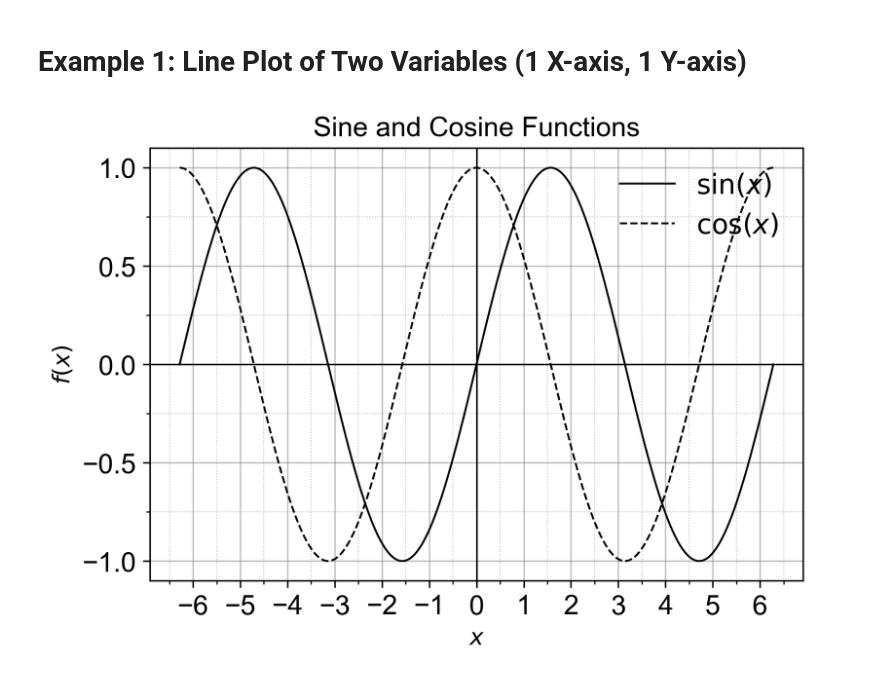
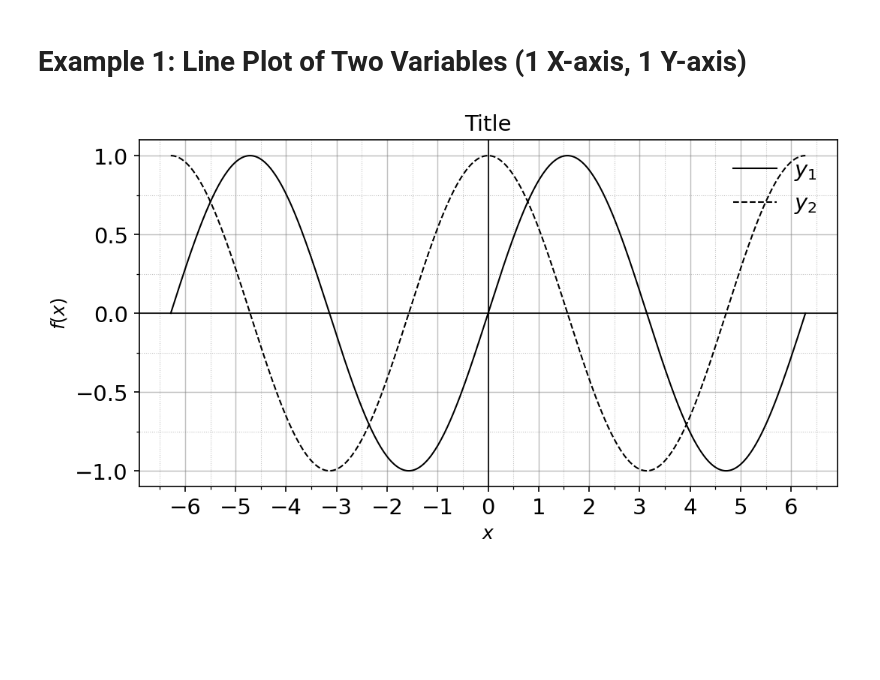
Before and after one commit to augustodamasceno/knowledge-journal, a Jupyter notebook: visualization/paper/paper.ipynb, the cells around one changed output. Cells and saved outputs as stored; diff of their text form; code cells hidden in the pictures; blank space fills up the shorter version.

Commit message:
visualization paper: make code more generic and config more direct

```diff
--- a/visualization/paper/paper.ipynb
+++ b/visualization/paper/paper.ipynb
@@ -19,27 +18,30 @@ import jupyter
 # %% [markdown]
 # Example 1: Line Plot of Two Variables (1 X-axis, 1 Y-axis)
 # %%
-import numpy as np
-import matplotlib.pyplot as plt
+# DATA
+x = np.linspace(-2 * np.pi, 2 * np.pi, 400)
+y1 = np.sin(x)
+y2 = np.cos(x)
 
 # Configure the plot
-width = 6
+dpi = 150
+filename = "example1"
+filetype = "png"
+title = r"Title"
+label1 = r"$y_{1}$"
+label2 = r"$y_{2}$"
+xlabel = r"$x$"
+ylabel = r"$f(x)$"
+width = 8
 height = 4
-dpi = 300
+
 linewidth = 1.0
 linewidth_axis = 0.8
 linewidth_grid_lines_major = 0.7
 linewidth_grid_lines_minor = 0.5
-font = "arial"
+font = "DejaVu Sans"
 font_size_title = 14
 font_size_axis = 12
-filename = "example1"
-filetype = "png"
-title = r"Sine and Cosine Functions"
-label1 = r"$\sin(x)$"
-label2 = r"$\cos(x)$"
-xlabel = r"$x$"
-ylabel = r"$f(x)$"
 color1 = "black"
 color2 = "gray"
 color_axis = "black"
@@ -54,24 +56,21 @@ grid_lines_minor_multiplicator_y = 0.25
 # Font
 plt.rcParams.update({
     "font.family": font,
-    "font.size": font_size,
+    "font.size": font_size_title,
     "text.usetex": False,
     "axes.grid": True,
     "grid.linestyle": "--",
     "grid.alpha": 0.5
 })
 
-# Generate data
-x = np.linspace(-2 * np.pi, 2 * np.pi, 400)
-y_sin = np.sin(x)
-y_cos = np.cos(x)
+
 
 # Create figure
-fig, ax = plt.subplots(figsize=(width, height), dpi=300)
+fig, ax = plt.subplots(figsize=(width, height), dpi=dpi)
 
 # Plot sine and cosine
-ax.plot(x, y_sin, label=label1, color=color1, linewidth=linewidth)
-ax.plot(x, y_cos, label=label2, color=color1, linestyle="dashed", linewidth=linewidth)
+ax.plot(x, y1, label=label1, color=color1, linewidth=linewidth)
+ax.plot(x, y2, label=label2, color=color1, linestyle="dashed", linewidth=linewidth)
 
 # Labels and title
 ax.set_title(title, fontsize=font_size_title)
@@ -80,31 +79,31 @@ ax.set_ylabel(ylabel, fontsize=font_size_axis)
 
 # Axes lines
 ax.axhline(0, color=color_axis, linewidth=linewidth_axis)
 ax.axvline(0, color=color_axis, linewidth=linewidth_axis)
 
 # Enable grid
 plt.grid(True)
 
 # Grid Lines
 plt.grid(which='major', color=color_grid_line_major, linestyle='-', linewidth=linewidth_grid_lines_major)
 plt.grid(which='minor', color=color_grid_line_minor, linestyle=':', linewidth=linewidth_grid_lines_minor)
 
 # Set grid spacing (e.g., every 1 unit for x and y axes)
 plt.gca().xaxis.set_major_locator(MultipleLocator(grid_lines_major_multiplicator_x))  # Major ticks on x every 1 unit
 plt.gca().yaxis.set_major_locator(MultipleLocator(grid_lines_major_multiplicator_y))  # Major ticks on y every 0.2 units
 
 # Optional: Enable minor ticks and grid lines for finer control
 plt.minorticks_on()
 plt.gca().xaxis.set_minor_locator(MultipleLocator(grid_lines_minor_multiplicator_x))  # Minor ticks on x every 0.5 units
 plt.gca().yaxis.set_minor_locator(MultipleLocator(grid_lines_minor_multiplicator_y))  # Minor ticks on y every 0.1 units
 
 # Legend
 ax.legend(frameon=False, loc=legend_position)
 
 # Save as high-resolution figure
 plt.savefig(f"{filename}.{filetype}", dpi=dpi, bbox_inches="tight")
 
 # Show plot
 plt.show()
 # %% [output]
-[figure, old version]
+[figure, new version]
```
Also changed, not shown: parts of 1 cell of this notebook, 2 other files.
